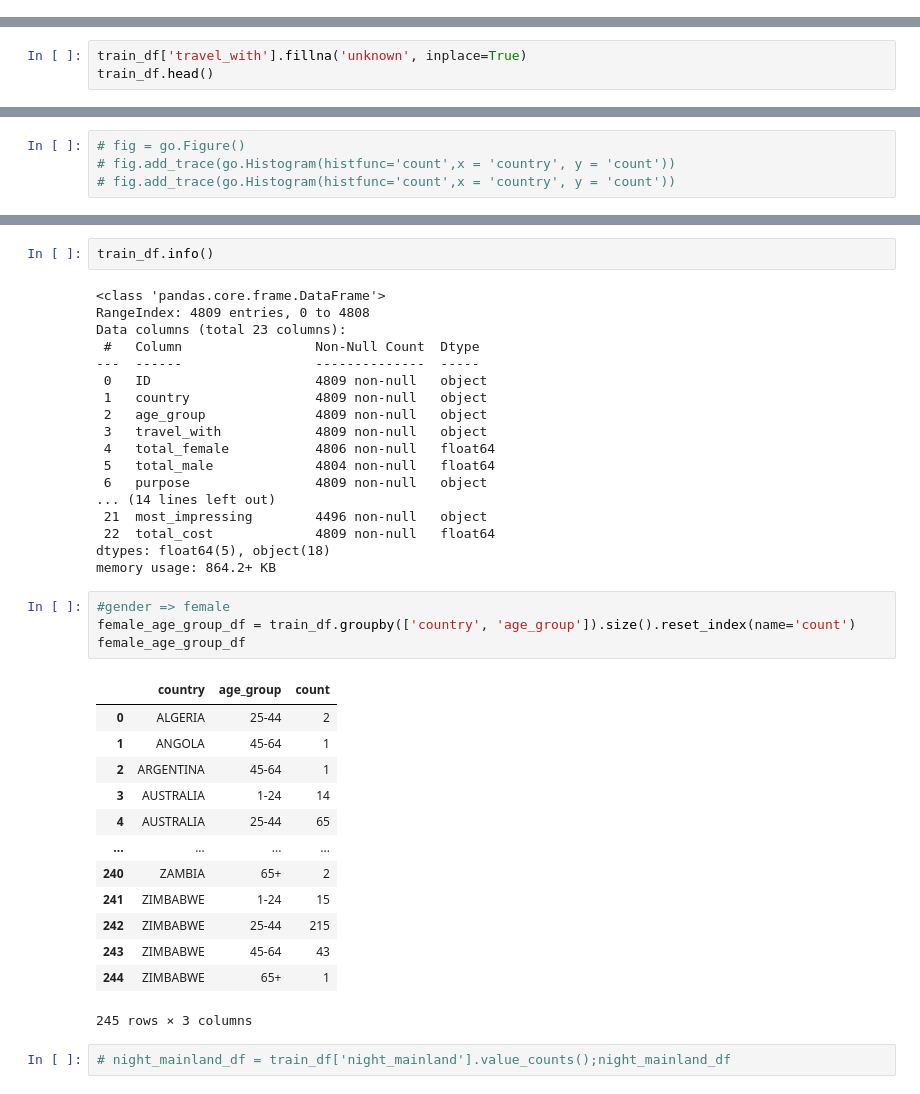
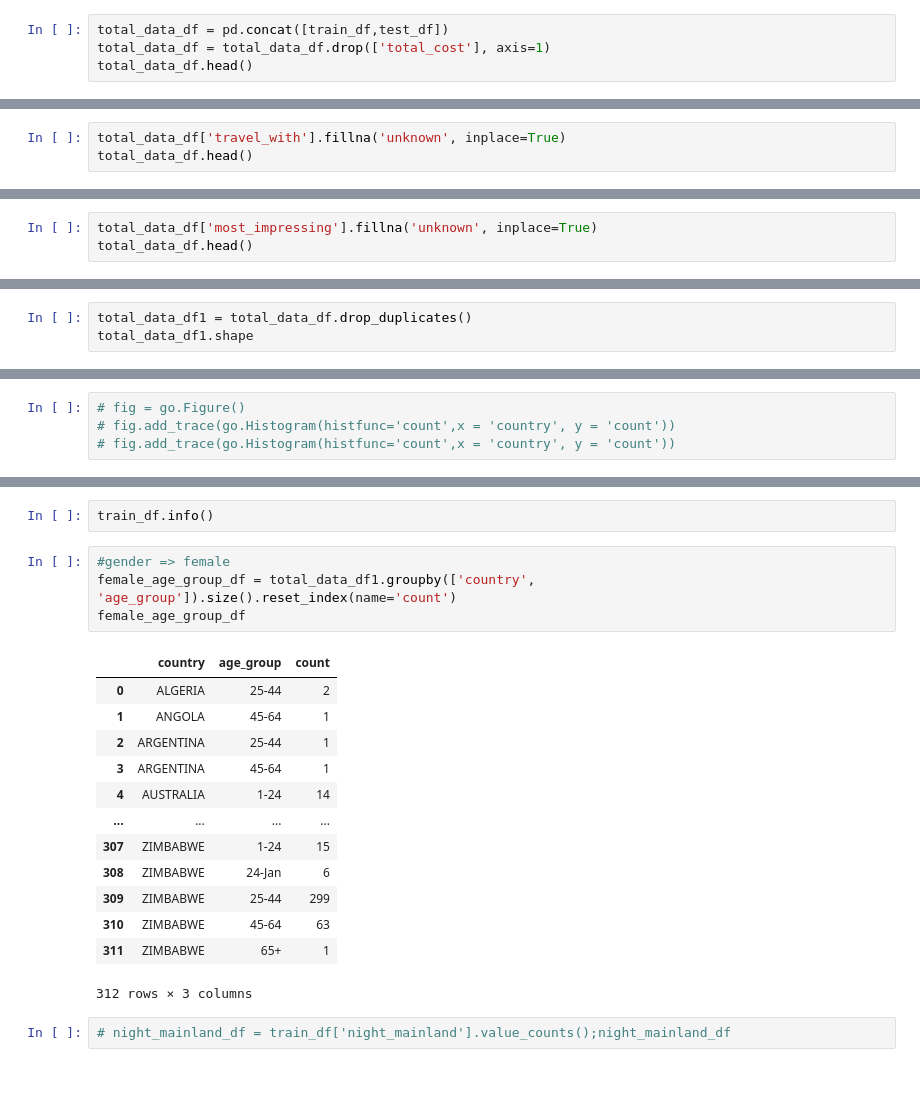
Before and after one commit to phelly/publicAPIs, a Jupyter notebook: Tourism Prediction.ipynb, the cells around one changed output, grey strips where cells are left out. Drawn from its saved outputs; the diff is of its cells as text.

```diff
--- a/Tourism Prediction.ipynb
+++ b/Tourism Prediction.ipynb
@@ -54,0 +75,4 @@ memory usage: 864.2+ KB
+# %%
+total_data_df = pd.concat([train_df,test_df])
+total_data_df = total_data_df.drop(['total_cost'], axis=1)
+total_data_df.head()
@@ -55,6 +89,6 @@ memory usage: 864.2+ KB
 # %%
-train_df['travel_with'].fillna('unknown', inplace=True)
-train_df.head()
+total_data_df['travel_with'].fillna('unknown', inplace=True)
+total_data_df.head()
 # %% [output]
 |  | ID | country | age_group | travel_with | total_female | total_male | purpose | main_activity | ... |
 | 0 | tour_0 | SWIZERLAND | 45-64 | Friends/Relatives | 1.0 | 1.0 | Leisure and Holidays | Wildlife tourism | ... |
@@ -65,0 +100,3 @@ train_df.head()
+# %%
+total_data_df['most_impressing'].fillna('unknown', inplace=True)
+total_data_df.head()
@@ -80,0 +121,3 @@ train_df1.shape
+# %%
+total_data_df1 = total_data_df.drop_duplicates()
+total_data_df1.shape
@@ -188,42 +234,24 @@ age_group_df
 Name: age_group, dtype: int64
 # %%
 train_df.info()
-# %% [output]
-<class 'pandas.core.frame.DataFrame'>
-RangeIndex: 4809 entries, 0 to 4808
-Data columns (total 23 columns):
- #   Column                 Non-Null Count  Dtype
----  ------                 --------------  -----
- 0   ID                     4809 non-null   object
- 1   country                4809 non-null   object
- 2   age_group              4809 non-null   object
- 3   travel_with            4809 non-null   object
- 4   total_female           4806 non-null   float64
- 5   total_male             4804 non-null   float64
- 6   purpose                4809 non-null   object
-... (14 lines left out)
- 21  most_impressing        4496 non-null   object
- 22  total_cost             4809 non-null   float64
-dtypes: float64(5), object(18)
-memory usage: 864.2+ KB
 # %%
 #gender => female
-female_age_group_df = train_df.groupby(['country', 'age_group']).size().reset_index(name='count')
+female_age_group_df = total_data_df1.groupby(['country', 'age_group']).size().reset_index(name='count')
 female_age_group_df
 # %% [output]
 |  | country | age_group | count |
 | 0 | ALGERIA | 25-44 | 2 |
 | 1 | ANGOLA | 45-64 | 1 |
-| 2 | ARGENTINA | 45-64 | 1 |
-| 3 | AUSTRALIA | 1-24 | 14 |
-| 4 | AUSTRALIA | 25-44 | 65 |
+| 2 | ARGENTINA | 25-44 | 1 |
+| 3 | ARGENTINA | 45-64 | 1 |
+| 4 | AUSTRALIA | 1-24 | 14 |
 | ... | ... | ... | ... |
-| 240 | ZAMBIA | 65+ | 2 |
-| 241 | ZIMBABWE | 1-24 | 15 |
-| 242 | ZIMBABWE | 25-44 | 215 |
-| 243 | ZIMBABWE | 45-64 | 43 |
-| 244 | ZIMBABWE | 65+ | 1 |
+| 307 | ZIMBABWE | 1-24 | 15 |
+| 308 | ZIMBABWE | 24-Jan | 6 |
+| 309 | ZIMBABWE | 25-44 | 299 |
+| 310 | ZIMBABWE | 45-64 | 63 |
+| 311 | ZIMBABWE | 65+ | 1 |
-245 rows × 3 columns
+312 rows × 3 columns
 # %%
 # night_mainland_df = train_df['night_mainland'].value_counts();night_mainland_df
 # %%
```
Also changed, not shown: parts of 34 cells of this notebook.
